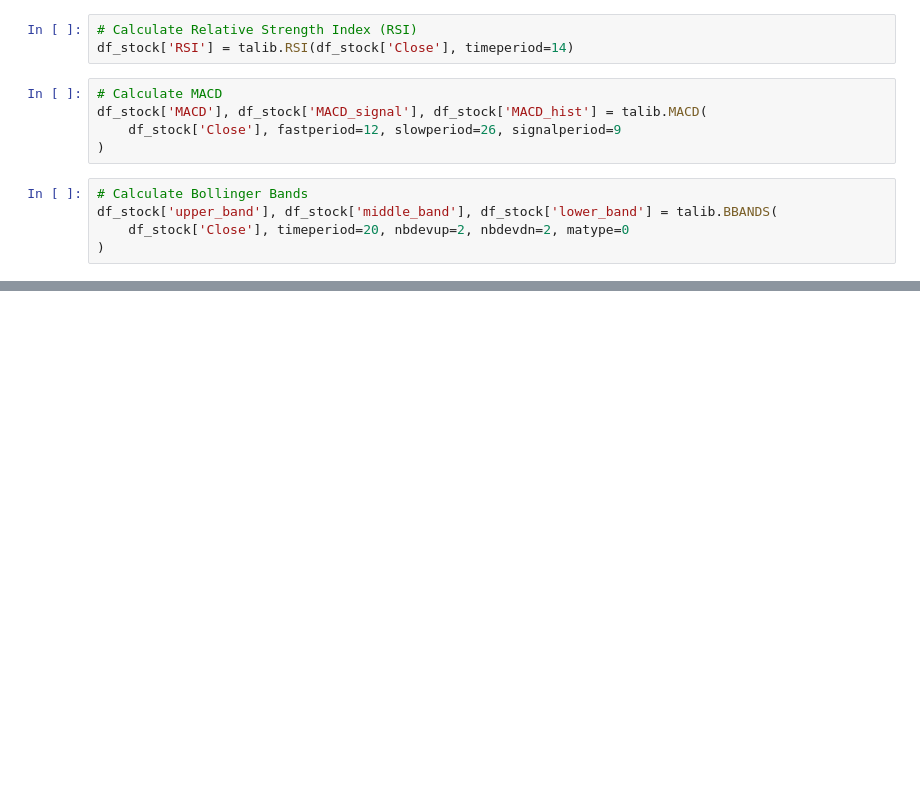
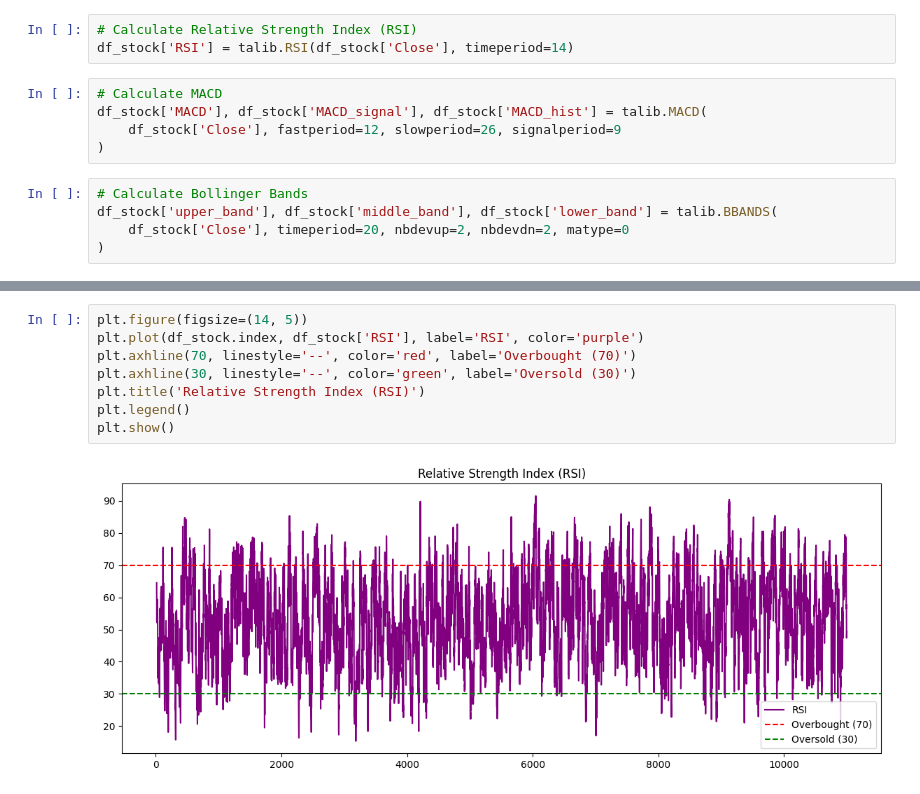
Before and after one commit to SaraFedlu/FinNews-Sentiment-Stock-Correlation-Analysis, a Jupyter notebook: notebooks/correlation_analysis.ipynb, the cells around one changed output, grey strips where cells are left out. Cells and saved outputs as stored; diff of their text form; blank space fills up the shorter version.

```diff
--- a/notebooks/correlation_analysis.ipynb
+++ b/notebooks/correlation_analysis.ipynb
@@ -68,0 +96,10 @@ df_stock['upper_band'], df_stock['middle_band'], df_stock['lower_band'] = talib.
+# %%
+plt.figure(figsize=(14, 5))
+plt.plot(df_stock.index, df_stock['RSI'], label='RSI', color='purple')
+plt.axhline(70, linestyle='--', color='red', label='Overbought (70)')
+plt.axhline(30, linestyle='--', color='green', label='Oversold (30)')
+plt.title('Relative Strength Index (RSI)')
+plt.legend()
+plt.show()
+# %% [output]
+[figure, added]
```
Also changed, not shown: parts of 5 cells of this notebook, 1 other file.
